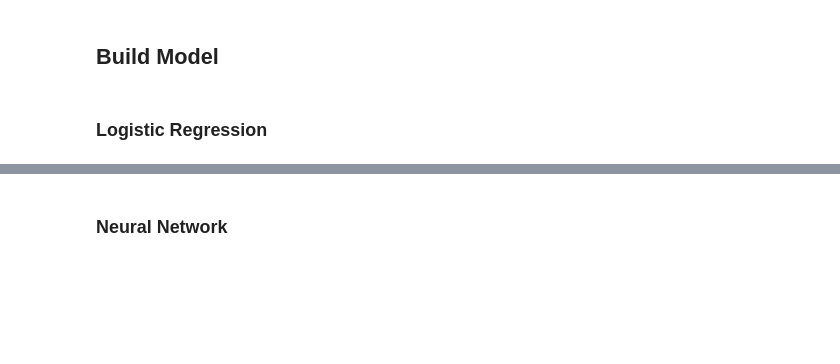
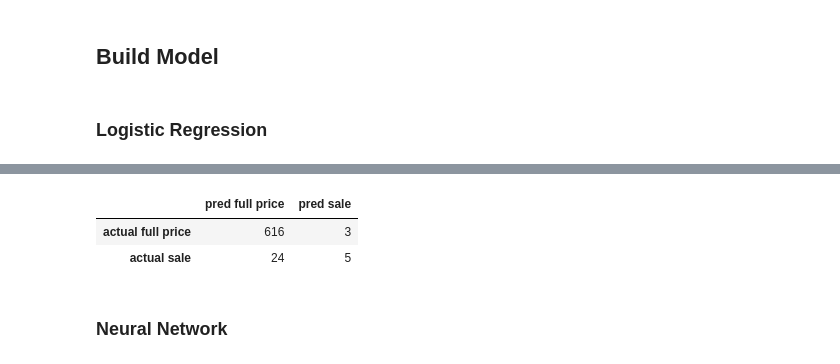
Before and after one commit to myo-kim/Sephora_API, a Jupyter notebook: Code/Modeling.ipynb, the cells around one changed output, grey strips where cells are left out. Cells and saved outputs as stored; diff of their text form; code cells hidden in the pictures; blank space fills up the shorter version.

```diff
--- a/Code/Modeling.ipynb
+++ b/Code/Modeling.ipynb
@@ -160,3 +198,14 @@ lr_weights[lr_weights[0]<0]
+# %%
+cm = confusion_matrix(y_test, lr.predict(X_test))
+
+cm_df = pd.DataFrame(cm, columns = ['pred full price', 'pred sale'],
+            index = ['actual full price', 'actual sale'])
+# %%
+cm_df
+# %% [output]
+|  | pred full price | pred sale |
+| actual full price | 616 | 3 |
+| actual sale | 24 | 5 |
 # %% [markdown]
 ### Neural Network
 # %%
```
Also changed, not shown: parts of 51 cells of this notebook.
